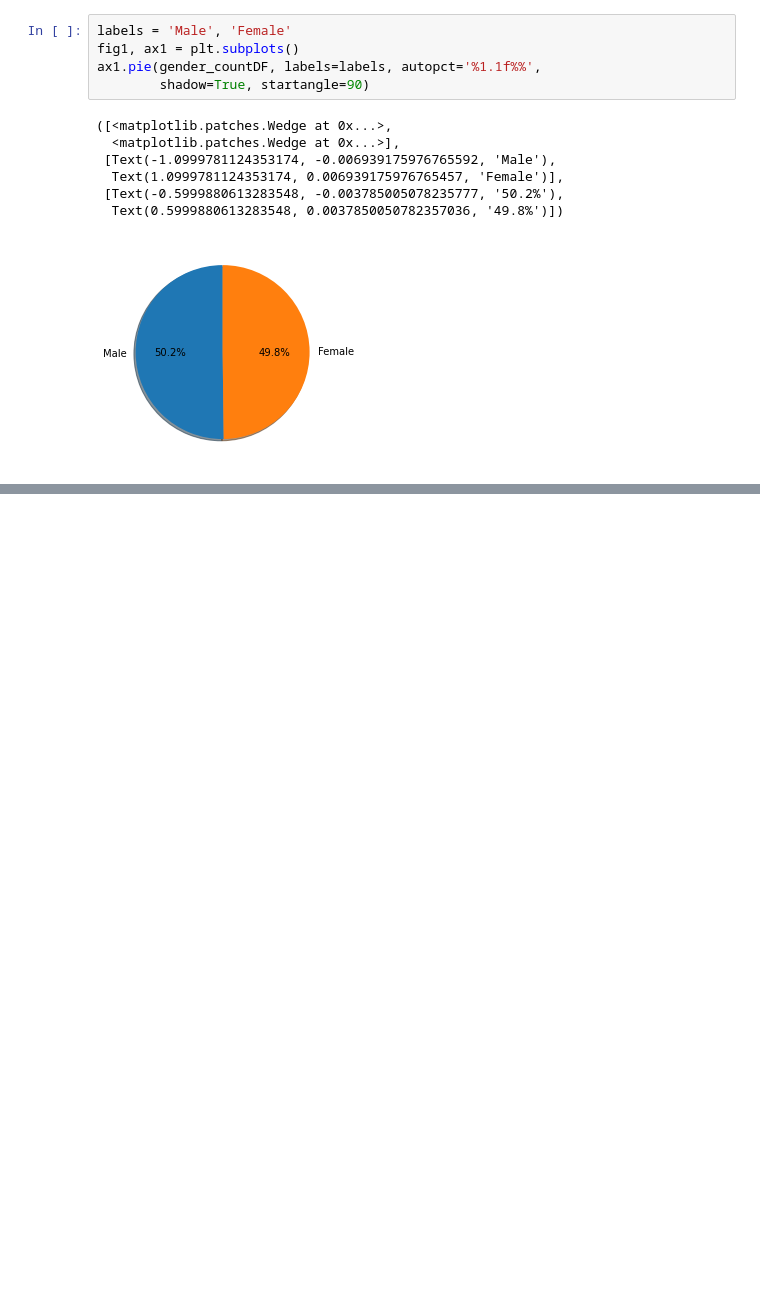
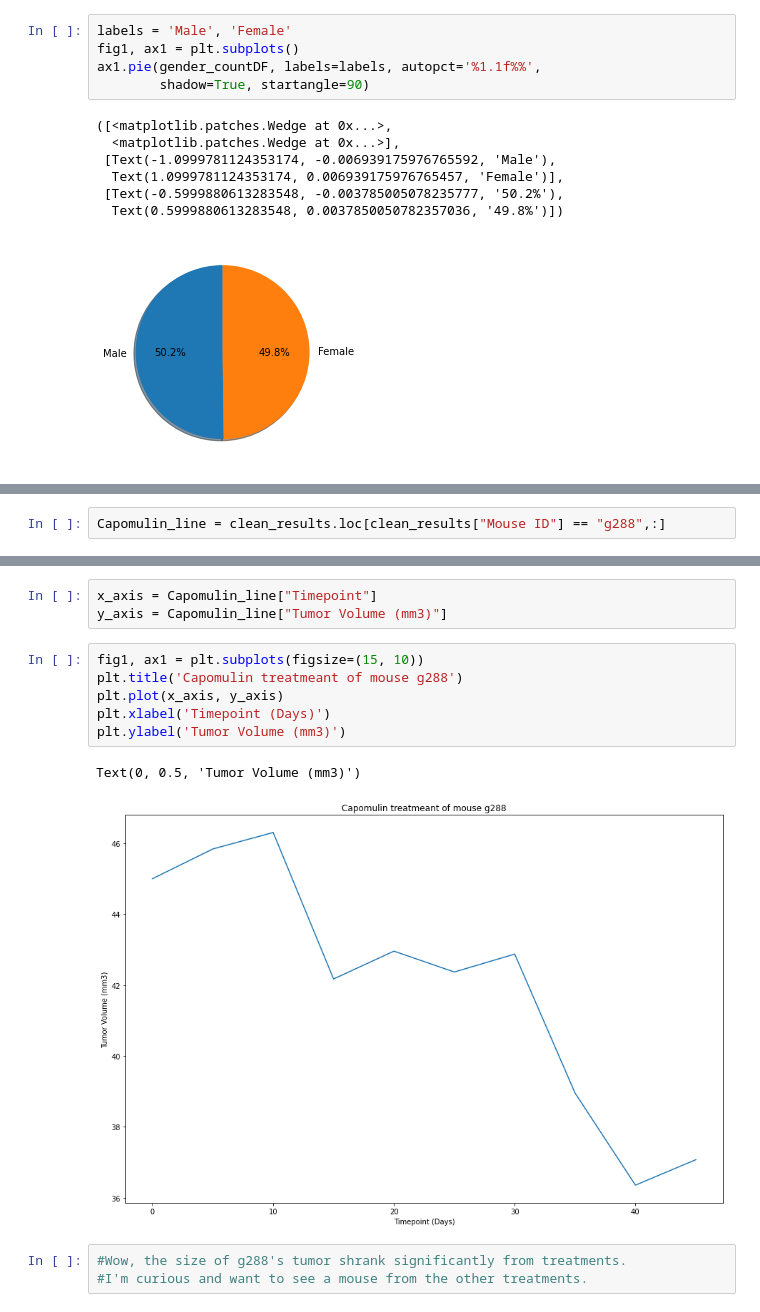
Before and after one commit to cmagnotta/matplotlib-challenge, a Jupyter notebook: matplotlib.ipynb, the cells around one changed output, grey strips where cells are left out. Drawn from its saved outputs; the diff is of its cells as text; blank space fills up the shorter version.

```diff
--- a/matplotlib.ipynb
+++ b/matplotlib.ipynb
@@ -384,0 +599,2 @@ ax1.pie(gender_countDF, labels=labels, autopct='%1.1f%%',
+# %%
+Capomulin_line = clean_results.loc[clean_results["Mouse ID"] == "g288",:]
@@ -384,0 +615,15 @@ ax1.pie(gender_countDF, labels=labels, autopct='%1.1f%%',
+# %%
+x_axis = Capomulin_line["Timepoint"]
+y_axis = Capomulin_line["Tumor Volume (mm3)"]
+# %%
+fig1, ax1 = plt.subplots(figsize=(15, 10))
+plt.title('Capomulin treatmeant of mouse g288')
+plt.plot(x_axis, y_axis)
+plt.xlabel('Timepoint (Days)')
+plt.ylabel('Tumor Volume (mm3)')
+# %% [output]
+Text(0, 0.5, 'Tumor Volume (mm3)')
+[figure, added]
+# %%
+#Wow, the size of g288's tumor shrank significantly from treatments.
+#I'm curious and want to see a mouse from the other treatments.
```
Also changed, not shown: parts of 40 cells of this notebook.
